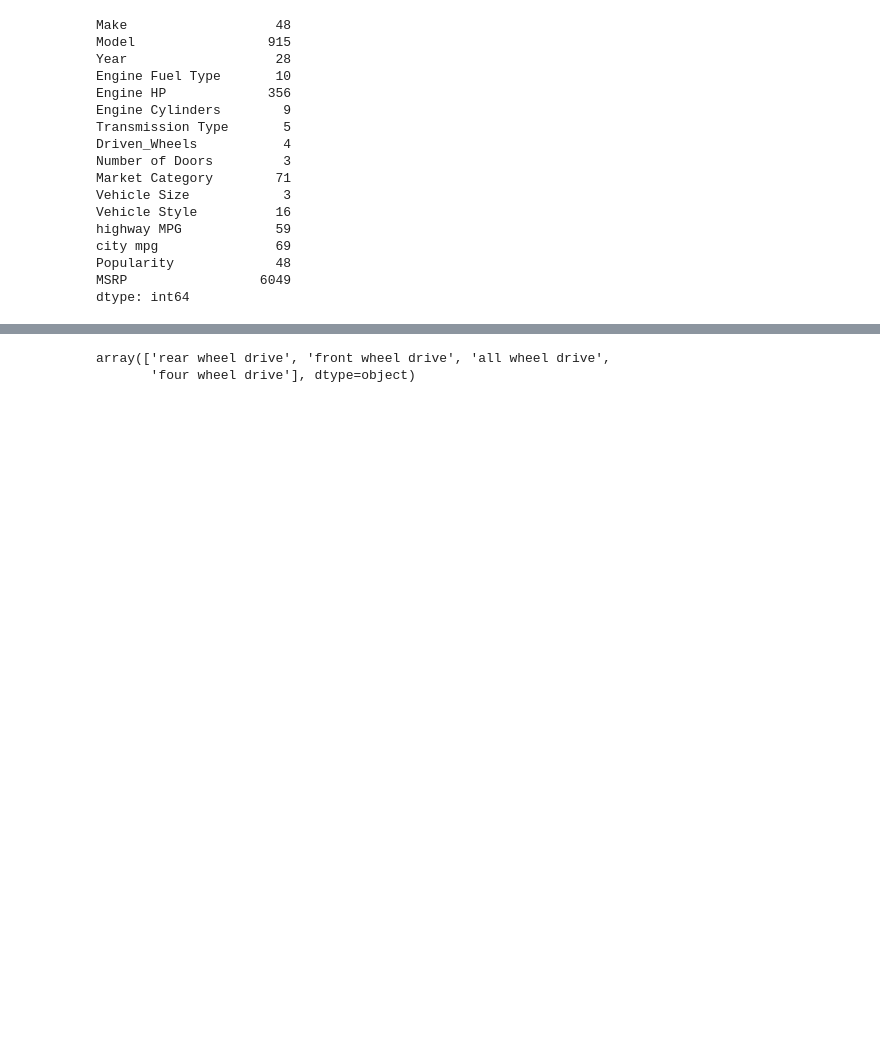
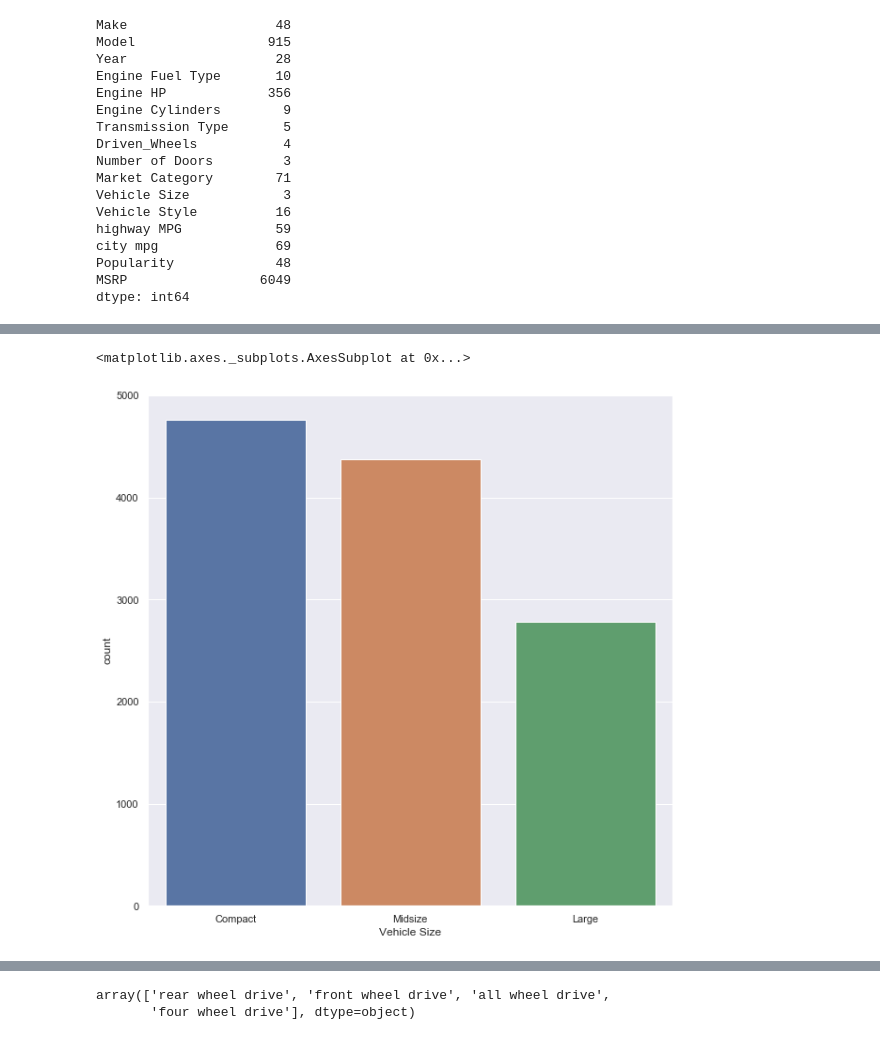
Before and after one commit to suhasmaddali/Car-Prices-Prediction, a Jupyter notebook: Car Prices Prediction Using Machine Learning .ipynb, the cells around one changed output, grey strips where cells are left out. Cells and saved outputs as stored; diff of their text form; code cells hidden in the pictures; blank space fills up the shorter version.

```diff
--- a/Car Prices Prediction Using Machine Learning .ipynb
+++ b/Car Prices Prediction Using Machine Learning .ipynb
@@ -83,0 +150,6 @@ dtype: int64
+# %%
+plt.figure(figsize = (10, 10))
+sns.countplot(x = 'Vehicle Size', data = data)
+# %% [output]
+<matplotlib.axes._subplots.AxesSubplot at 0x...>
+[figure, added]
```
Also changed, not shown: parts of 13 cells of this notebook.
